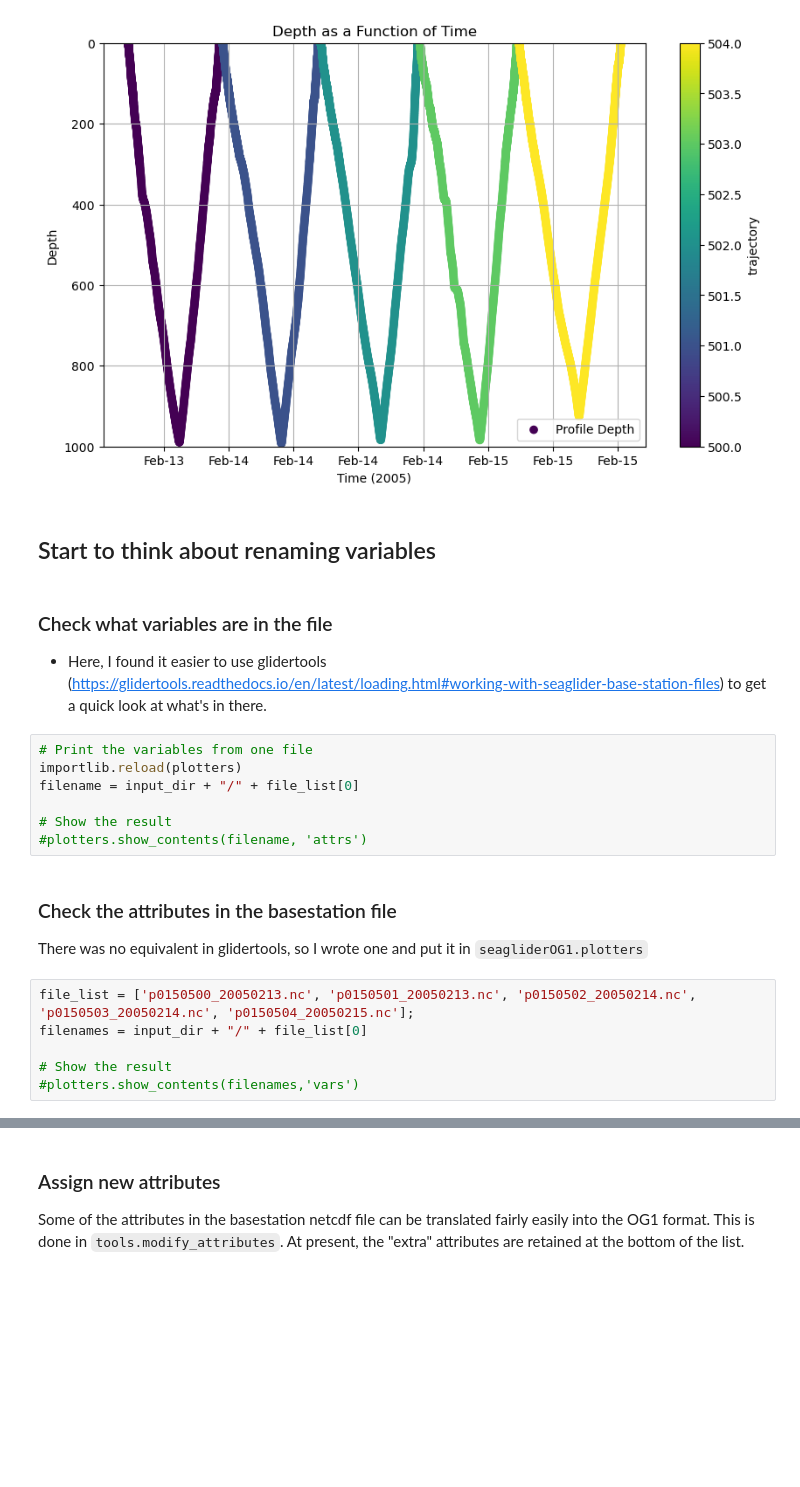
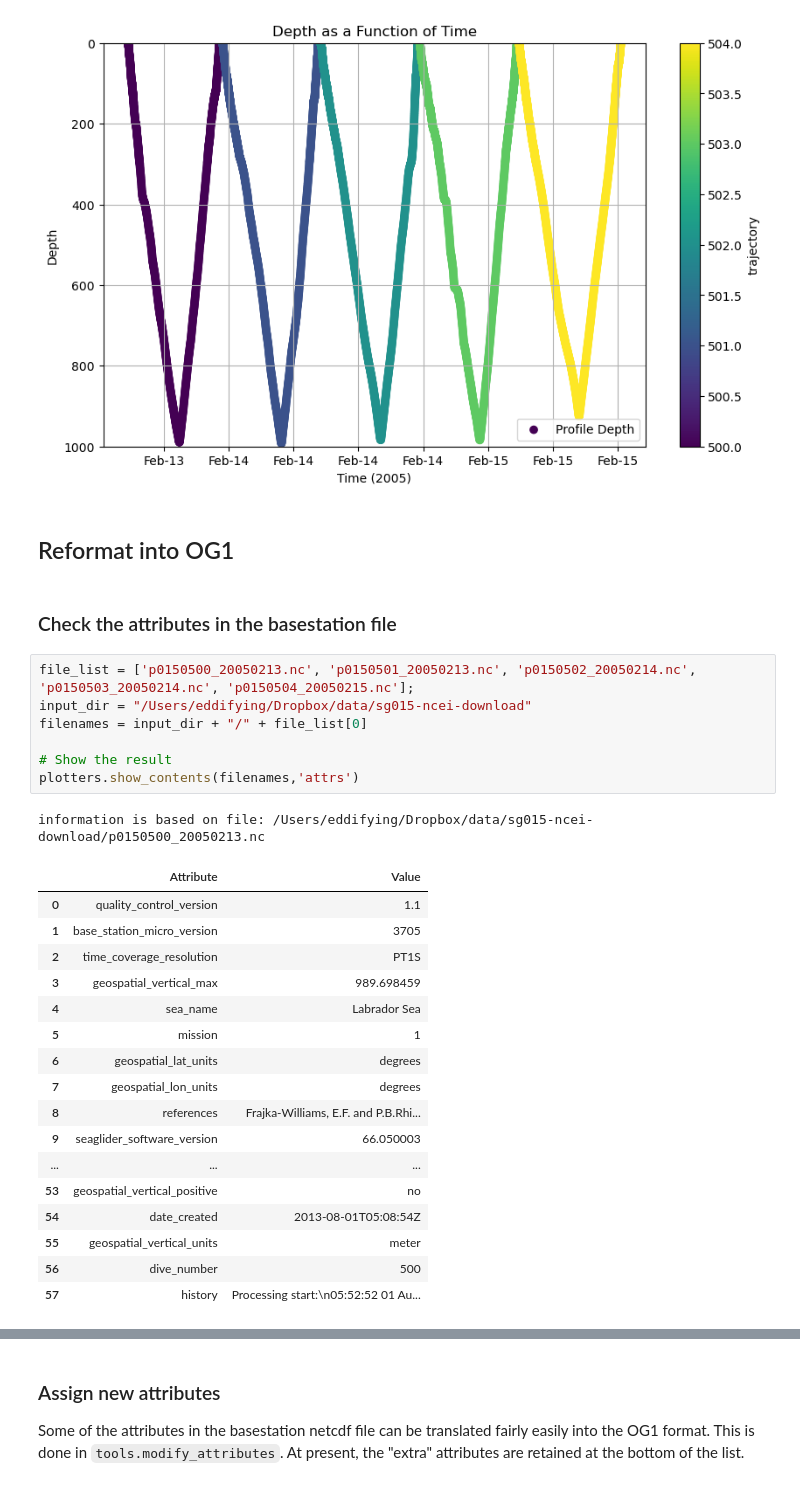
Before and after one commit to ocean-uhh/seagliderOG1, a Jupyter notebook: notebooks/demo.ipynb, the cells around one changed output, grey strips where cells are left out. Saved outputs shown, nothing was run; the diff lists cells and outputs as text; blank space fills up the shorter version.

```diff
--- a/notebooks/demo.ipynb
+++ b/notebooks/demo.ipynb
@@ -101,25 +101,32 @@ plotters.plot_depth_colored(ds_all, color_by='trajectory')#
 # %% [output]
 [figure]
 # %% [markdown]
-## Start to think about renaming variables
+## Reformat into OG1
-# %% [markdown]
-### Check what variables are in the file
-
-- Here, I found it easier to use glidertools (https://glidertools.readthedocs.io/en/latest/loading.html#working-with-seaglider-base-station-files) to get a quick look at what's in there.
-# %%
-# Print the variables from one file
-importlib.reload(plotters)
-filename = input_dir + "/" + file_list[0]
-
-# Show the result
-#plotters.show_contents(filename, 'attrs')
 # %% [markdown]
 ### Check the attributes in the basestation file
-
-There was no equivalent in glidertools, so I wrote one and put it in `seagliderOG1.plotters`
 # %%
 file_list = ['p0150500_20050213.nc', 'p0150501_20050213.nc', 'p0150502_20050214.nc', 'p0150503_20050214.nc', 'p0150504_20050215.nc'];
+input_dir = "/Users/eddifying/Dropbox/data/sg015-ncei-download"
 filenames = input_dir + "/" + file_list[0]
 
 # Show the result
-#plotters.show_contents(filenames,'vars')
+plotters.show_contents(filenames,'attrs')
+# %% [output]
+information is based on file: /Users/eddifying/Dropbox/data/sg015-ncei-download/p0150500_20050213.nc
+|  | Attribute | Value |
+| 0 | quality_control_version | 1.1 |
+| 1 | base_station_micro_version | 3705 |
+| 2 | time_coverage_resolution | PT1S |
+| 3 | geospatial_vertical_max | 989.698459 |
+| 4 | sea_name | Labrador Sea |
+| 5 | mission | 1 |
+| 6 | geospatial_lat_units | degrees |
+| 7 | geospatial_lon_units | degrees |
+| 8 | references | Frajka-Williams, E.F. and P.B.Rhi... |
+| 9 | seaglider_software_version | 66.050003 |
+| ... | ... | ... |
+| 53 | geospatial_vertical_positive | no |
+| 54 | date_created | 2013-08-01T05:08:54Z |
+| 55 | geospatial_vertical_units | meter |
+| 56 | dive_number | 500 |
+| 57 | history | Processing start:\n05:52:52 01 Au... |
```
Also changed, not shown: parts of 12 cells of this notebook.
